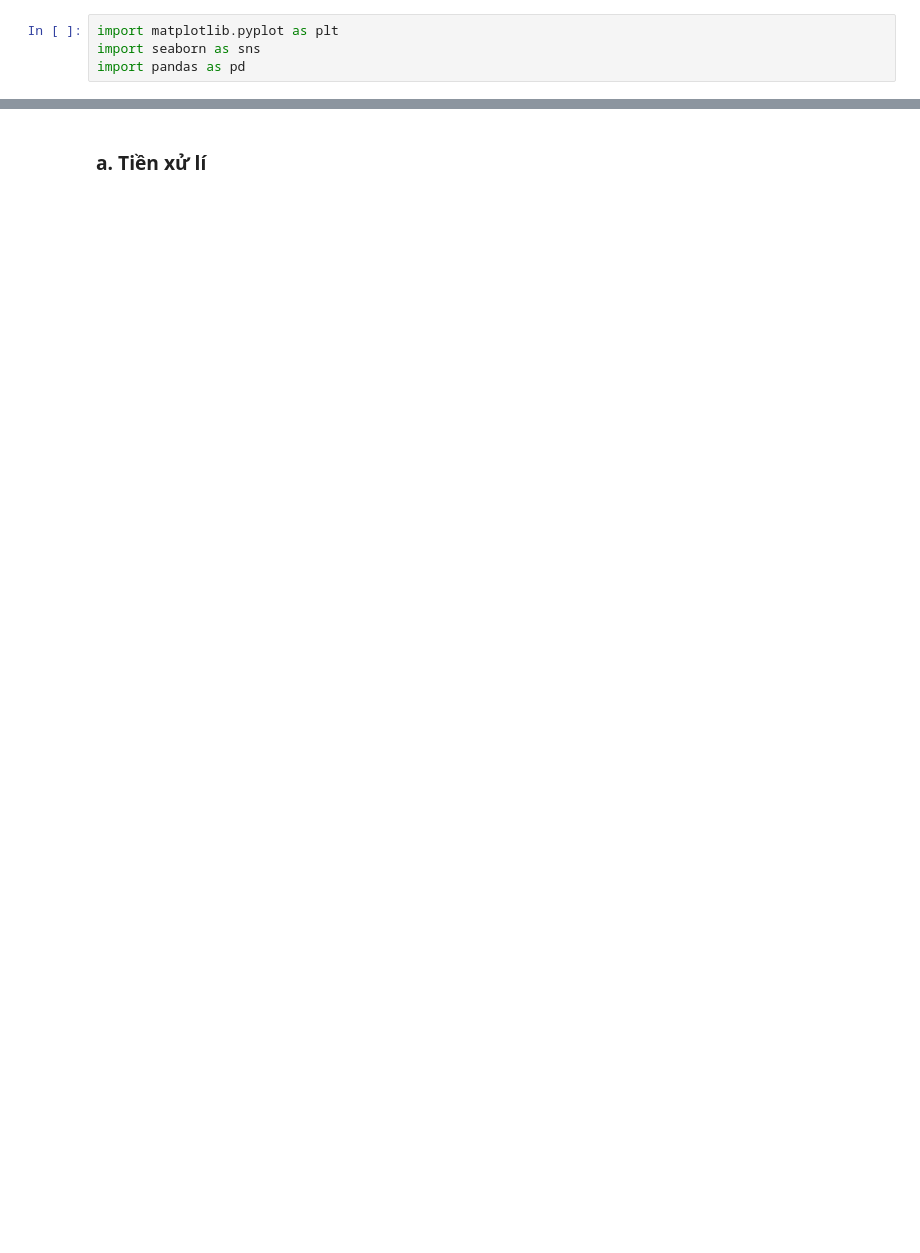
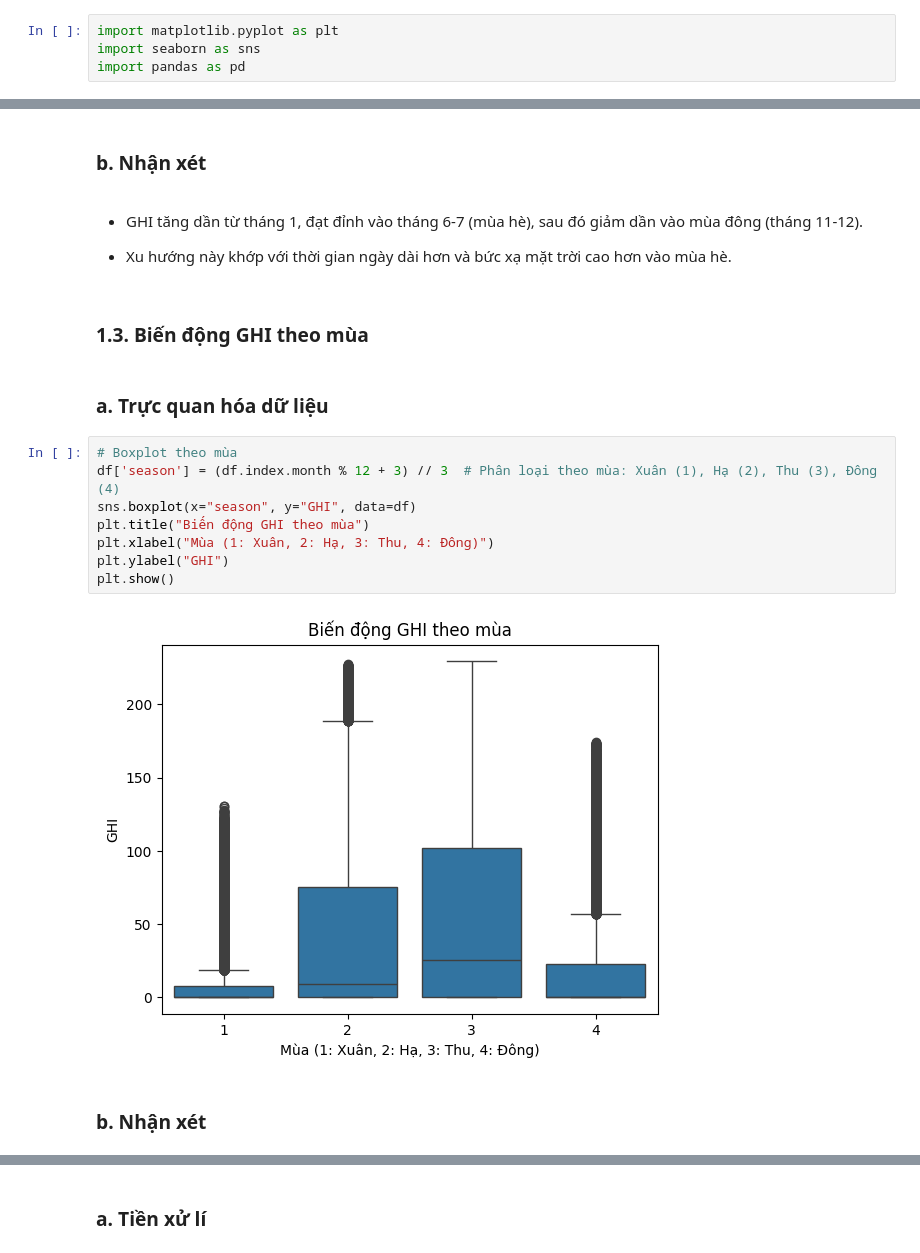
Before and after one commit to alpaca3000/Lab02_DataVisualization, a Jupyter notebook: Source_Codes/DataVizualizing.ipynb, the cells around one changed output, grey strips where cells are left out. Saved outputs shown, nothing was run; the diff lists cells and outputs as text; blank space fills up the shorter version.

```diff
--- a/Source_Codes/questionsTQH.ipynb
+++ b/Source_Codes/DataVizualizing.ipynb
@@ -21,0 +69,22 @@ df
+# %% [markdown]
+### b. Nhận xét
+# %% [markdown]
+- GHI tăng dần từ tháng 1, đạt đỉnh vào tháng 6-7 (mùa hè), sau đó giảm dần vào mùa đông (tháng 11-12).
+
+- Xu hướng này khớp với thời gian ngày dài hơn và bức xạ mặt trời cao hơn vào mùa hè.
+# %% [markdown]
+### 1.3. Biến động GHI theo mùa
+# %% [markdown]
+### a. Trực quan hóa dữ liệu
+# %%
+# Boxplot theo mùa
+df['season'] = (df.index.month % 12 + 3) // 3  # Phân loại theo mùa: Xuân (1), Hạ (2), Thu (3), Đông (4)
+sns.boxplot(x="season", y="GHI", data=df)
+plt.title("Biến động GHI theo mùa")
+plt.xlabel("Mùa (1: Xuân, 2: Hạ, 3: Thu, 4: Đông)")
+plt.ylabel("GHI")
+plt.show()
+# %% [output]
+[figure, added]
+# %% [markdown]
+### b. Nhận xét
```
Also changed, not shown: parts of 28 cells of this notebook.
